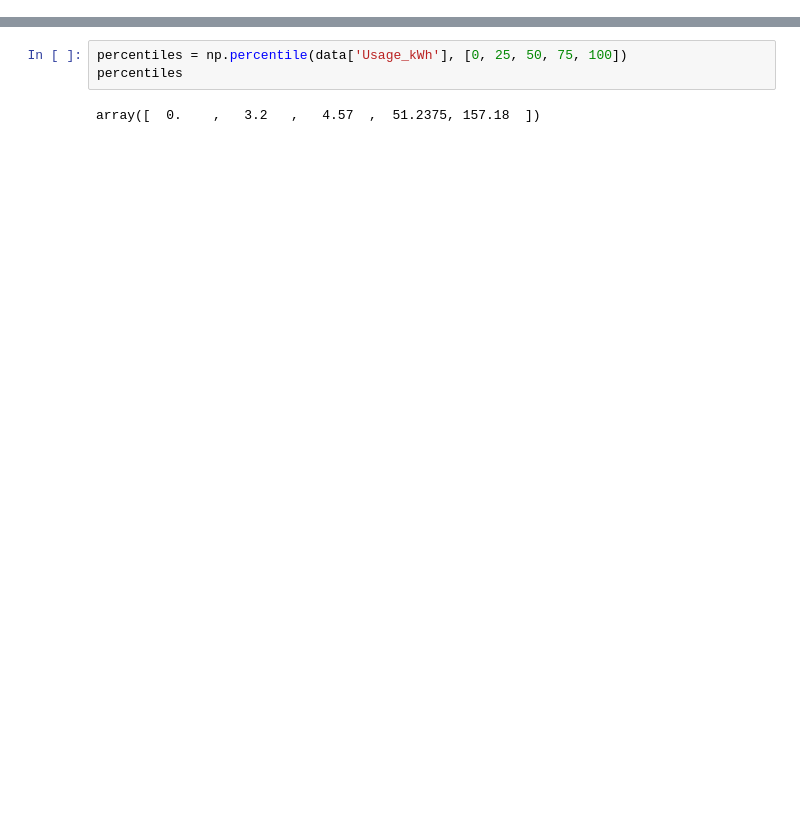
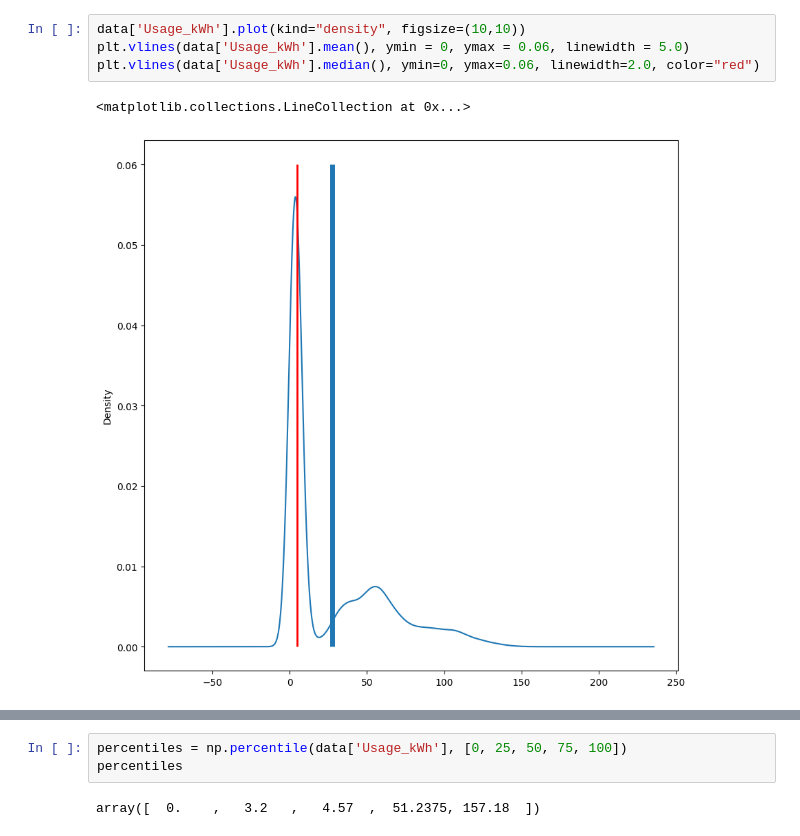
Before and after one commit to tea561/ML, a Jupyter notebook: Projekat1/proj1.ipynb, the cells around one changed output, grey strips where cells are left out. Cells and saved outputs as stored; diff of their text form; blank space fills up the shorter version.

```diff
--- a/Projekat1/proj1.ipynb
+++ b/Projekat1/proj1.ipynb
@@ -36,0 +131,7 @@ std
+# %%
+data['Usage_kWh'].plot(kind="density", figsize=(10,10))
+plt.vlines(data['Usage_kWh'].mean(), ymin = 0, ymax = 0.06, linewidth = 5.0)
+plt.vlines(data['Usage_kWh'].median(), ymin=0, ymax=0.06, linewidth=2.0, color="red")
+# %% [output]
+<matplotlib.collections.LineCollection at 0x...>
+[figure, added]
```
Also changed, not shown: parts of 43 cells of this notebook.
